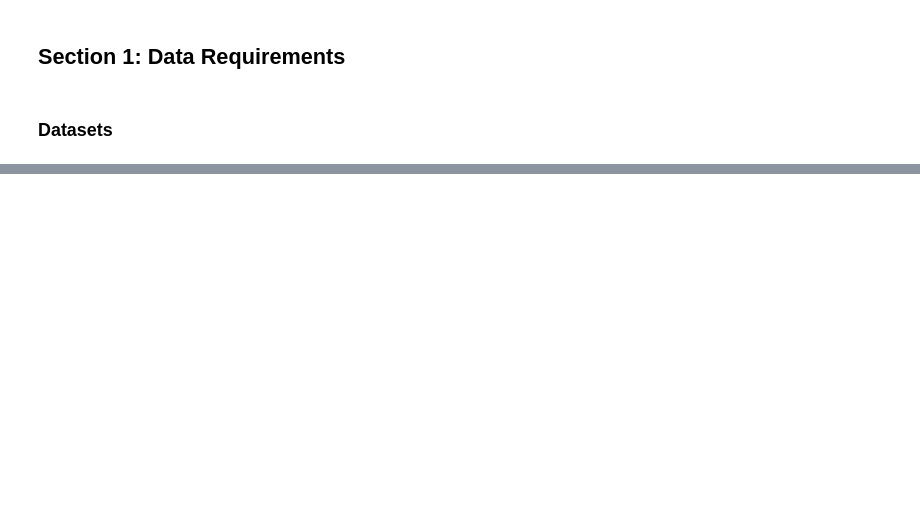
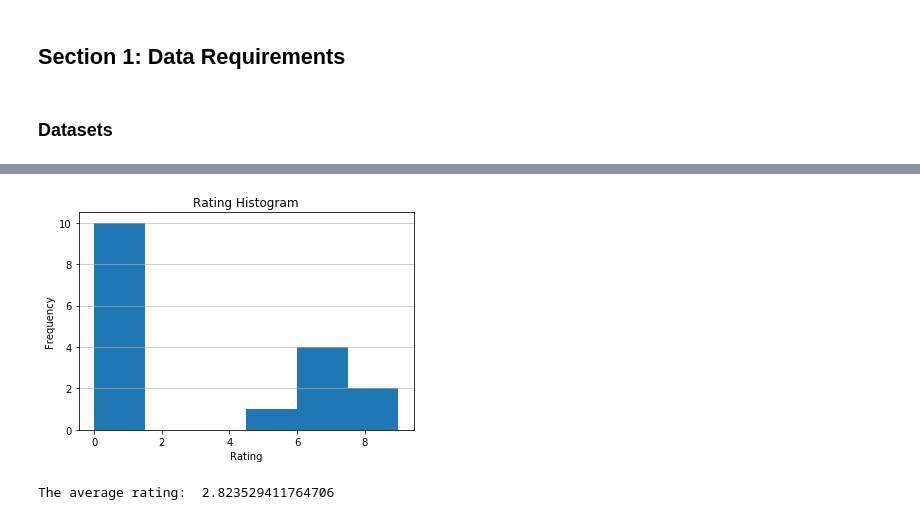
Before and after one commit to bhernandez45/capstone_project, a Jupyter notebook: ds_capstone_final_project.ipynb, the cells around one changed output, grey strips where cells are left out. Saved outputs shown, nothing was run; the diff lists cells and outputs as text; code cells hidden in the pictures; blank space fills up the shorter version.

```diff
--- a/ds_capstone_final_project.ipynb
+++ b/ds_capstone_final_project.ipynb
@@ -16,0 +378,11 @@ to determine which city is more practical to expand the business.
+# %%
+plt.hist(x=df_filtered['rating'], bins = 'auto')
+plt.grid(axis='y', alpha=0.75)
+plt.xlabel('Rating')
+plt.ylabel('Frequency')
+plt.title('Rating Histogram')
+plt.show()
+print('The average rating: ',df_filtered['rating'].mean())
+# %% [output]
+[figure, added]
+The average rating:  2.823529411764706
```
Also changed, not shown: parts of 26 cells of this notebook.
